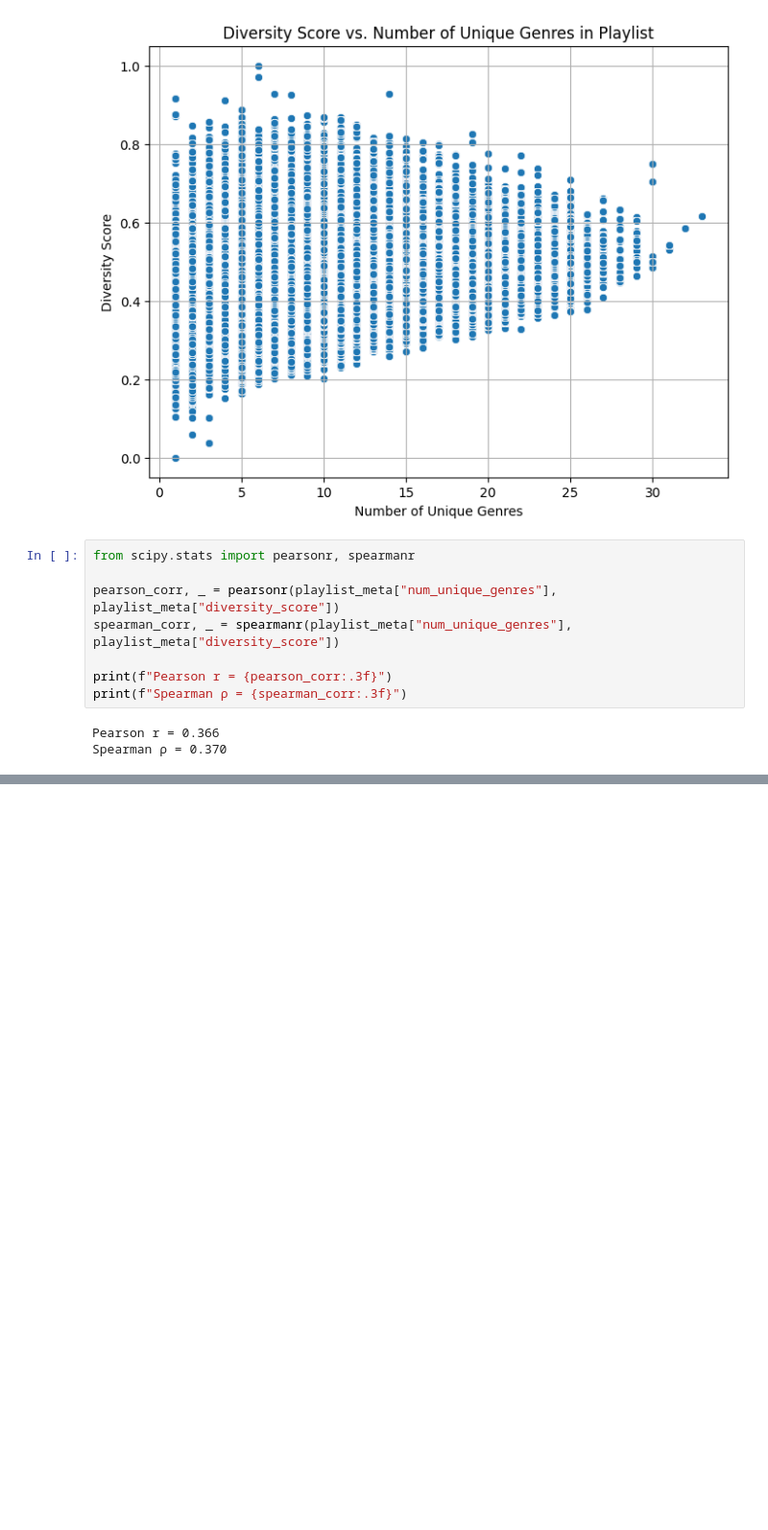
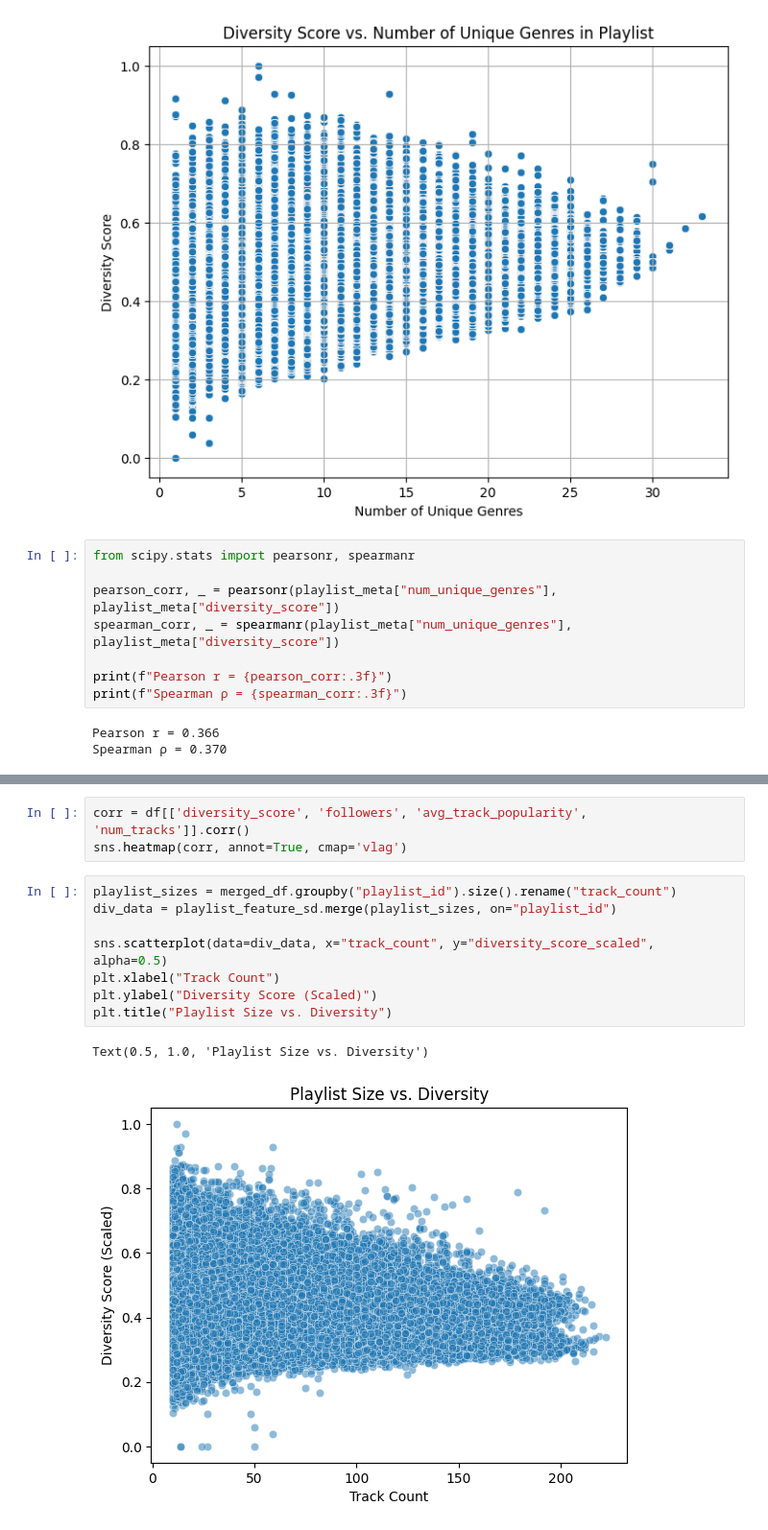
Before and after one commit to normanalexa31/TLCSS-final-project, a Jupyter notebook: clean_playlist_vector_analysis.ipynb, the cells around one changed output, grey strips where cells are left out. Shown at 96% size. Saved outputs shown, nothing was run; the diff lists cells and outputs as text; blank space fills up the shorter version.

```diff
--- a/clean_playlist_vector_analysis.ipynb
+++ b/clean_playlist_vector_analysis.ipynb
@@ -553,0 +571,14 @@ Spearman ρ = 0.370
+# %%
+corr = df[['diversity_score', 'followers', 'avg_track_popularity', 'num_tracks']].corr()
+sns.heatmap(corr, annot=True, cmap='vlag')
+# %%
+playlist_sizes = merged_df.groupby("playlist_id").size().rename("track_count")
+div_data = playlist_feature_sd.merge(playlist_sizes, on="playlist_id")
+
+sns.scatterplot(data=div_data, x="track_count", y="diversity_score_scaled", alpha=0.5)
+plt.xlabel("Track Count")
+plt.ylabel("Diversity Score (Scaled)")
+plt.title("Playlist Size vs. Diversity")
+# %% [output]
+Text(0.5, 1.0, 'Playlist Size vs. Diversity')
+[figure, added]
```
Also changed, not shown: parts of 6 cells of this notebook.
